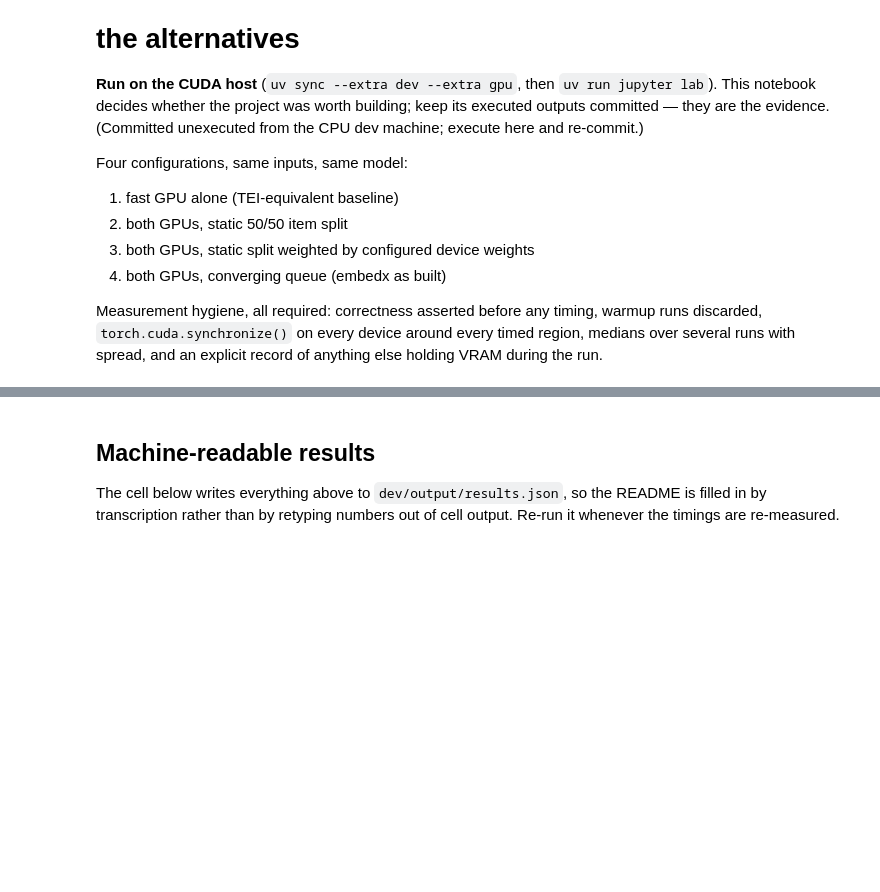
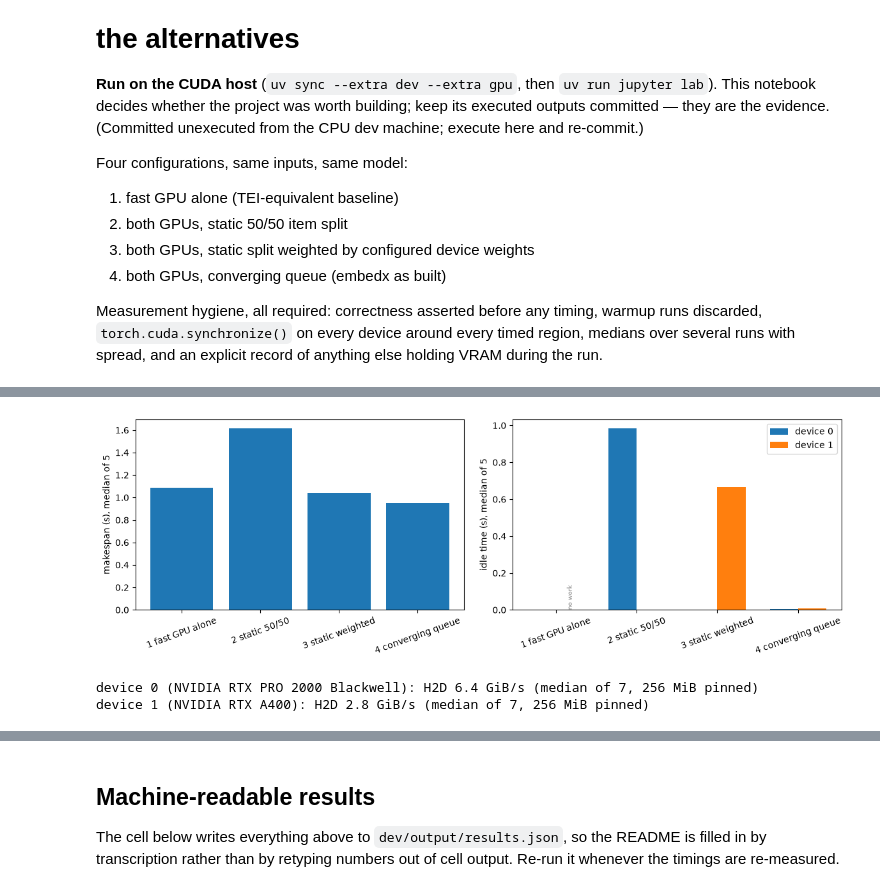
Before and after one commit to GabinTB/embedx, a Jupyter notebook: dev/03_real_gpu_throughput.ipynb, the cells around one changed output, grey strips where cells are left out. Drawn from its saved outputs; the diff is of its cells as text; code cells hidden in the pictures; blank space fills up the shorter version.

```diff
--- a/dev/03_real_gpu_throughput.ipynb
+++ b/dev/03_real_gpu_throughput.ipynb
@@ -296,23 +373,33 @@ for name, fn in configs.items():
 # %%
 # Idle time is the direct measure of balance: configs 2 and 3 should show a
 # clear per-device gap, config 4 should not.
 import matplotlib.pyplot as plt
 
 names = list(results)
 fig, axes = plt.subplots(1, 2, figsize=(12, 4))
 axes[0].bar(names, [results[n]["median_s"] for n in names])
 axes[0].set_ylabel("makespan (s), median of 5")
 axes[0].tick_params(axis="x", rotation=20)
 width = 0.35
 for k, d in enumerate(ranked):
-    axes[1].bar(np.arange(len(names)) + k * width,
-                [results[n]["per_device"][k]["idle_s"] for n in names],
-                width, label=f"device {d.index}")
+    # idle_s is None when a device was never given work (config 1). That is
+    # not zero idle, so it is drawn as a zero-height bar and labelled, never
+    # silently averaged in with real measurements.
+    raw = [results[n]["per_device"][k]["idle_s"] for n in names]
+    xs = np.arange(len(names)) + k * width
+    axes[1].bar(xs, [0.0 if v is None else v for v in raw], width,
+                label=f"device {d.index}")
+    for x, v in zip(xs, raw):
+        if v is None:
+            axes[1].annotate("no work", (x, 0), rotation=90, fontsize=7,
+                             ha="center", va="bottom", color="grey")
 axes[1].set_xticks(np.arange(len(names)) + width / 2, names, rotation=20)
-axes[1].set_ylabel("idle time (s)")
+axes[1].set_ylabel("idle time (s), median of 5")
 axes[1].legend()
 plt.tight_layout()
 plt.show()
+# %% [output]
+[figure, added]
 # %%
 # --- Host-to-device transfer per device. --------------------------------
 # The A400 sits on PCIe 3.0 x4; torch's static properties cannot see that.
@@ -336,4 +423,7 @@ for d in ranked:
     h2d[d.index] = gbps
     print(f"device {d.index} ({d.name}): H2D {gbps:.1f} GiB/s "
           f"(median of 7, {SIZE_MB} MiB pinned)")
+# %% [output]
+device 0 (NVIDIA RTX PRO 2000 Blackwell): H2D 6.4 GiB/s (median of 7, 256 MiB pinned)
+device 1 (NVIDIA RTX A400): H2D 2.8 GiB/s (median of 7, 256 MiB pinned)
 # %% [markdown]
```
Also changed, not shown: parts of 6 cells of this notebook, 2 other files.
